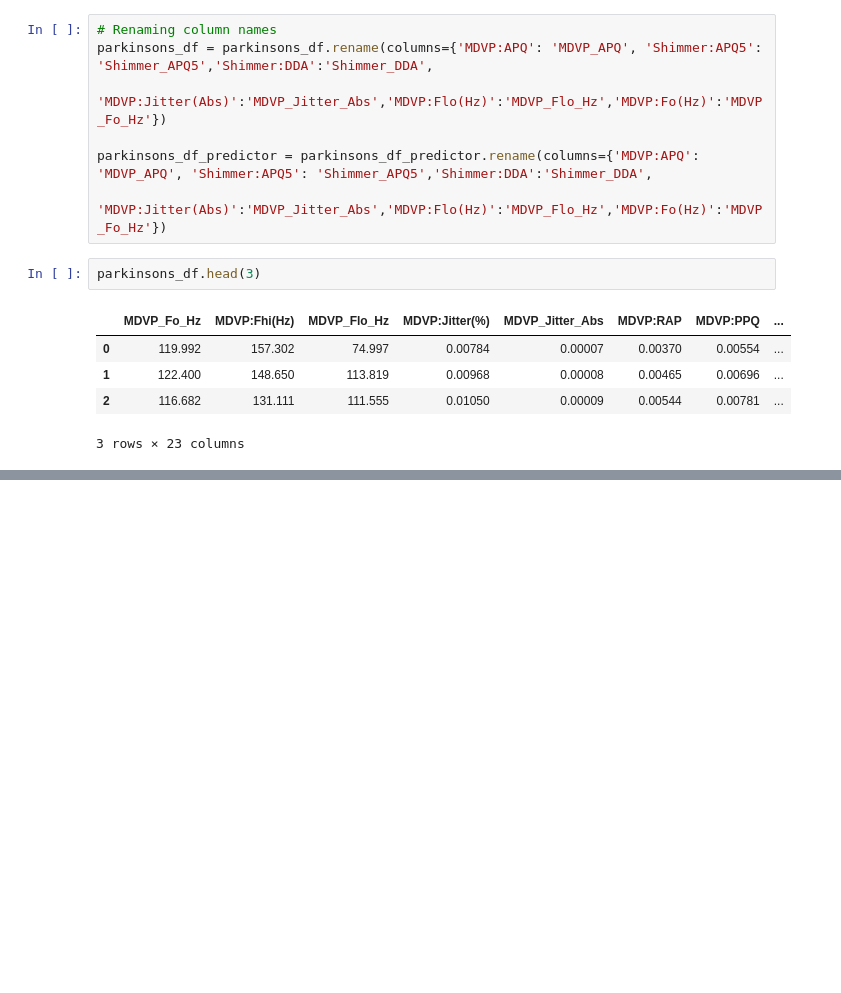
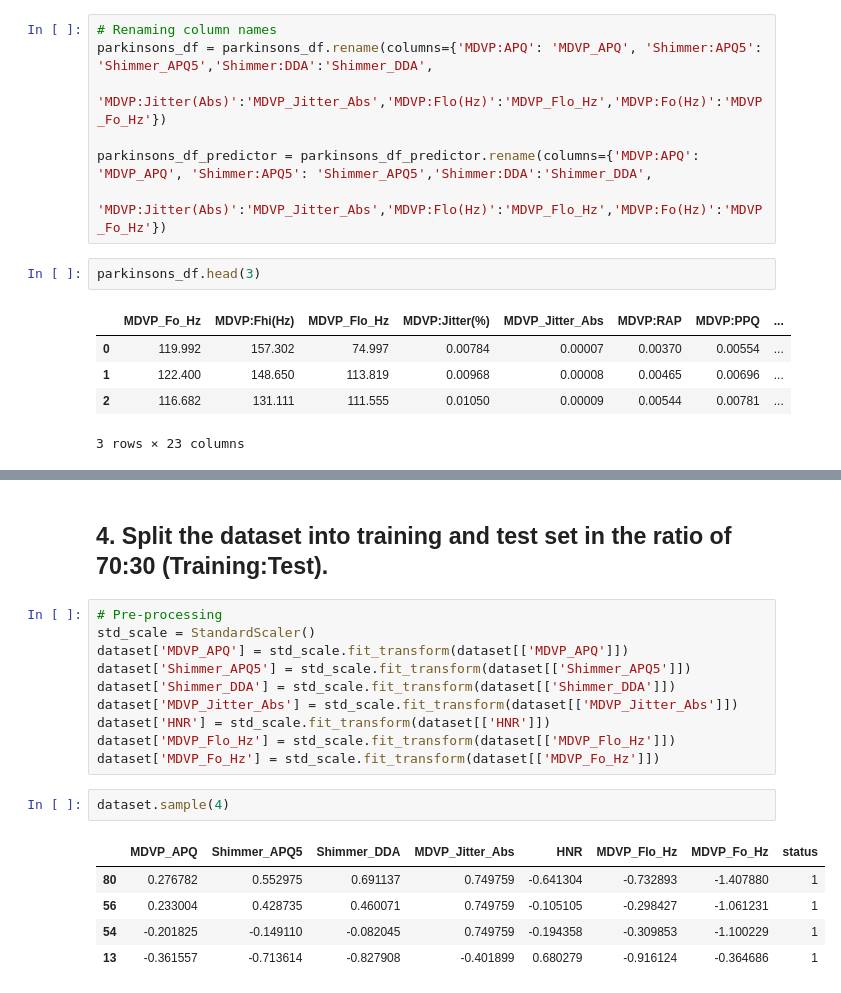
Before and after one commit to GreatLearningAIML1/aiml-ml-hyd-nov-18-batch-sumugapadman, a Jupyter notebook: Ensemble Techniques - Project 1/Ensemble Techniques_R3_Project1_Parkinson’s Disease.ipynb, the cells around one changed output, grey strips where cells are left out. Drawn from its saved outputs; the diff is of its cells as text; blank space fills up the shorter version.

```diff
--- a/Ensemble Techniques - Project 1/Ensemble Techniques_R3_Project1_Parkinson’s Disease.ipynb
+++ b/Ensemble Techniques - Project 1/Ensemble Techniques_R3_Project1_Parkinson’s Disease.ipynb
@@ -325,0 +379,20 @@ parkinsons_df.head(3)
+# %% [markdown]
+## 4. Split the dataset into training and test set in the ratio of 70:30 (Training:Test).
+# %%
+# Pre-processing
+std_scale = StandardScaler()
+dataset['MDVP_APQ'] = std_scale.fit_transform(dataset[['MDVP_APQ']])
+dataset['Shimmer_APQ5'] = std_scale.fit_transform(dataset[['Shimmer_APQ5']])
+dataset['Shimmer_DDA'] = std_scale.fit_transform(dataset[['Shimmer_DDA']])
+dataset['MDVP_Jitter_Abs'] = std_scale.fit_transform(dataset[['MDVP_Jitter_Abs']])
+dataset['HNR'] = std_scale.fit_transform(dataset[['HNR']])
+dataset['MDVP_Flo_Hz'] = std_scale.fit_transform(dataset[['MDVP_Flo_Hz']])
+dataset['MDVP_Fo_Hz'] = std_scale.fit_transform(dataset[['MDVP_Fo_Hz']])
+# %%
+dataset.sample(4)
+# %% [output]
+|  | MDVP_APQ | Shimmer_APQ5 | Shimmer_DDA | MDVP_Jitter_Abs | HNR | MDVP_Flo_Hz | MDVP_Fo_Hz | status |
+| 80 | 0.276782 | 0.552975 | 0.691137 | 0.749759 | -0.641304 | -0.732893 | -1.407880 | 1 |
+| 56 | 0.233004 | 0.428735 | 0.460071 | 0.749759 | -0.105105 | -0.298427 | -1.061231 | 1 |
+| 54 | -0.201825 | -0.149110 | -0.082045 | 0.749759 | -0.194358 | -0.309853 | -1.100229 | 1 |
+| 13 | -0.361557 | -0.713614 | -0.827908 | -0.401899 | 0.680279 | -0.916124 | -0.364686 | 1 |
```
Also changed, not shown: parts of 37 cells of this notebook.
